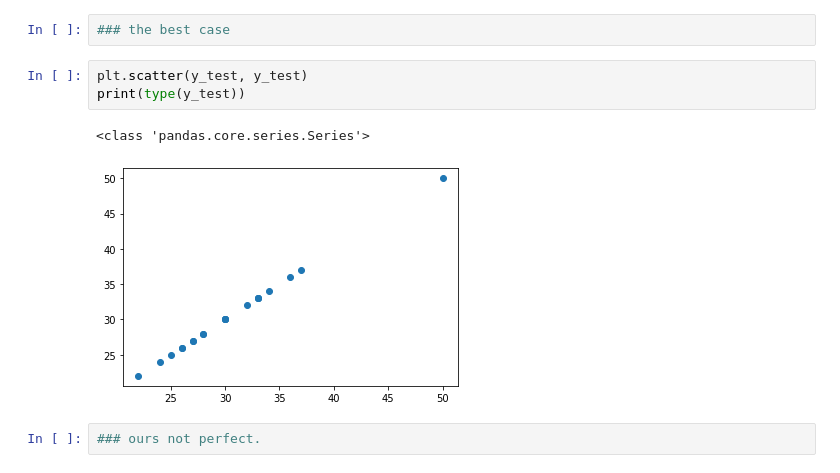
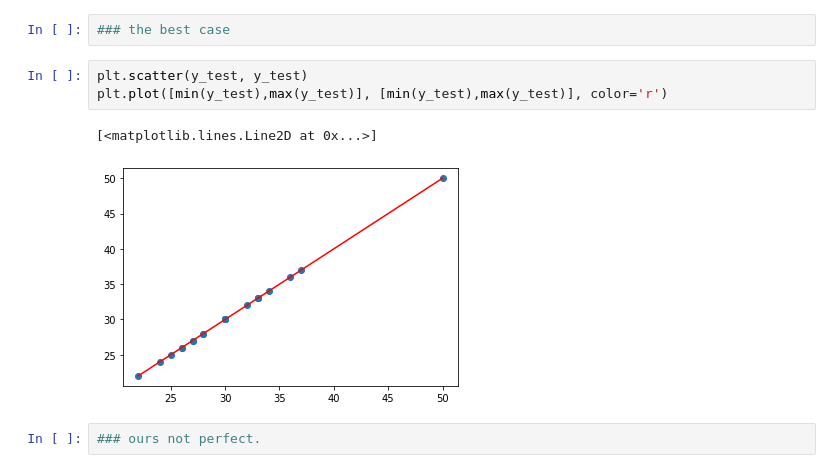
Before and after one commit to tomseeber/multi-linear-regression, a Jupyter notebook: muti-regression.ipynb, the cells around one changed output. Drawn from its saved outputs; the diff is of its cells as text.

```diff
--- a/muti-regression.ipynb
+++ b/muti-regression.ipynb
@@ -362,12 +362,12 @@ Name: MPG.highway, dtype: float64
 ## then create two scatter plots: one with predicted values against actual values, and another with residuals against predicted values
 # %%
 ### the best case
-# %%
-plt.scatter(y_test, y_test)
-print(type(y_test))
-# %% [output]
-<class 'pandas.core.series.Series'>
-[figure, removed]
+# %%
+plt.scatter(y_test, y_test)
+plt.plot([min(y_test),max(y_test)], [min(y_test),max(y_test)], color='r')
+# %% [output]
+[<matplotlib.lines.Line2D at 0x...>]
+[figure, added]
 # %%
 ### ours not perfect.
 # %%
```
Also changed, not shown: parts of 1 cell of this notebook.
